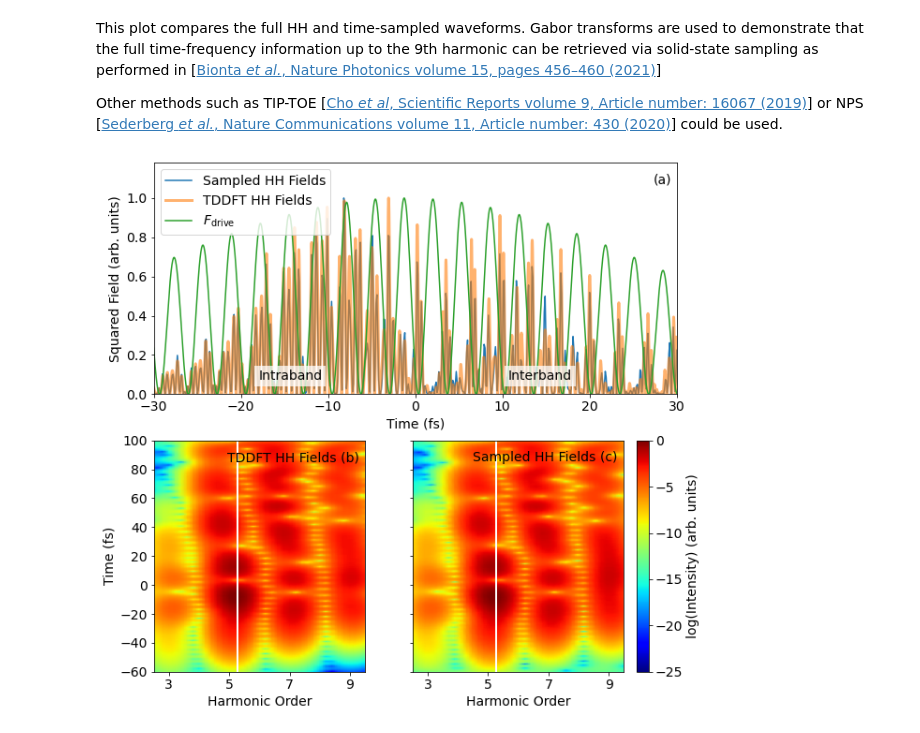
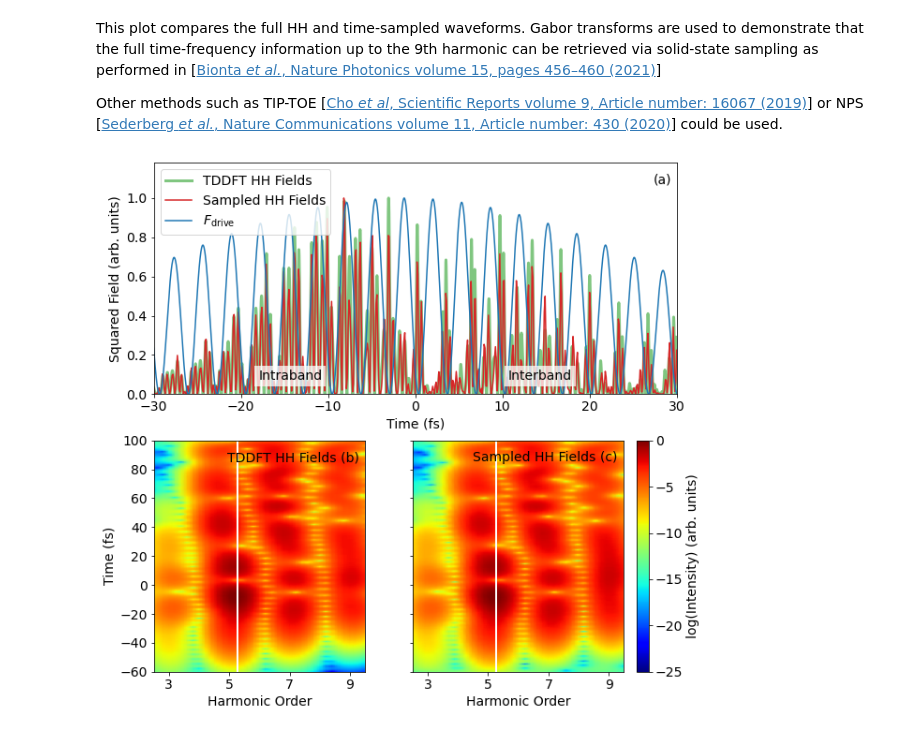
Before and after one commit to qnngroup/manu-uncovering-extreme-nonlinear-dynamics-in-solids-through-time-domain-field-analysis, a Jupyter notebook: analysis-and-plots.ipynb, the cells around one changed output. Cells and saved outputs as stored; diff of their text form; code cells hidden in the pictures.

```diff
--- a/analysis-and-plots.ipynb
+++ b/analysis-and-plots.ipynb
@@ -745,15 +745,17 @@ t_range = 60
 
 t_fs_center = (t_fs[-1] + t_fs[0])/2.0
 
-
+plt.plot(t_fs_centered, (F_gen_region/np.abs(F_gen_region).max())**2,
+         label='TDDFT HH Fields',
+         color='tab:green',
+         linewidth=3.0, alpha=0.6)
 plt.plot(tau_range, (F_sampled_corrected/np.abs(F_sampled_corrected).max())**2,
-           label='Sampled HH Fields')
-plt.plot(t_fs_centered, (F_gen_region/np.abs(F_gen_region).max())**2,
-           label='TDDFT HH Fields',
-           linewidth=3.0, alpha=0.6)
+         label='Sampled HH Fields',
+         color='tab:red')
 plt.plot(tddft_data_2_high['t_drive']*1e15/pca.tcon - t_fs_center,
          tddft_data_2_high['F_drive']**2,
-         label=r'$F_\mathrm{drive}$')
+         label=r'$F_\mathrm{drive}$',
+         color='tab:blue')
 
 
 plt.legend(fontsize=14, loc='upper left')
@@ -827,31 +829,31 @@ plt.xlabel('Harmonic Order', fontsize=14)
 
 cbar = plt.colorbar()
 
 plt.clim(-25, 0)
 plt.ylim(-60, 100)
 plt.xlim(2.5, 9.5)
 
 plt.tick_params(labelsize=14)
 cbar.ax.tick_params(labelsize=14)
 cbar.ax.set_ylabel('log(Intensity) (arb. units)', fontsize=14)
 
 #Turn off y-label of right plot as this axis is shared:
 plt.tick_params('y', labelleft=False)
 ax3.set_xticks([3,5,7,9])
 
 
 photon_energy = f_harm*1e15*2*np.pi*pcSI.hbar/pcSI.evcon #Find photon energy of driver in eV
 plt.axvline(BG/photon_energy, linewidth=2, color='white')
 
 plt.text(0.97, 0.925, 'Sampled HH Fields (c)',
          horizontalalignment='right',
          verticalalignment='center',
          transform=ax3.transAxes,
          fontsize=14,
          color='black',
          bbox=dict(facecolor='white', alpha=0.0, edgecolor='none'));
 
 plt.savefig('sampled-vs-tddft-fields-2-um-high.pdf', bbox_inches='tight');
 plt.savefig('sampled-vs-tddft-fields-2-um-high.png', bbox_inches='tight', dpi=300);
 # %% [output]
-[figure, old version]
+[figure, new version]
```
Also changed, not shown: 3 other files.
